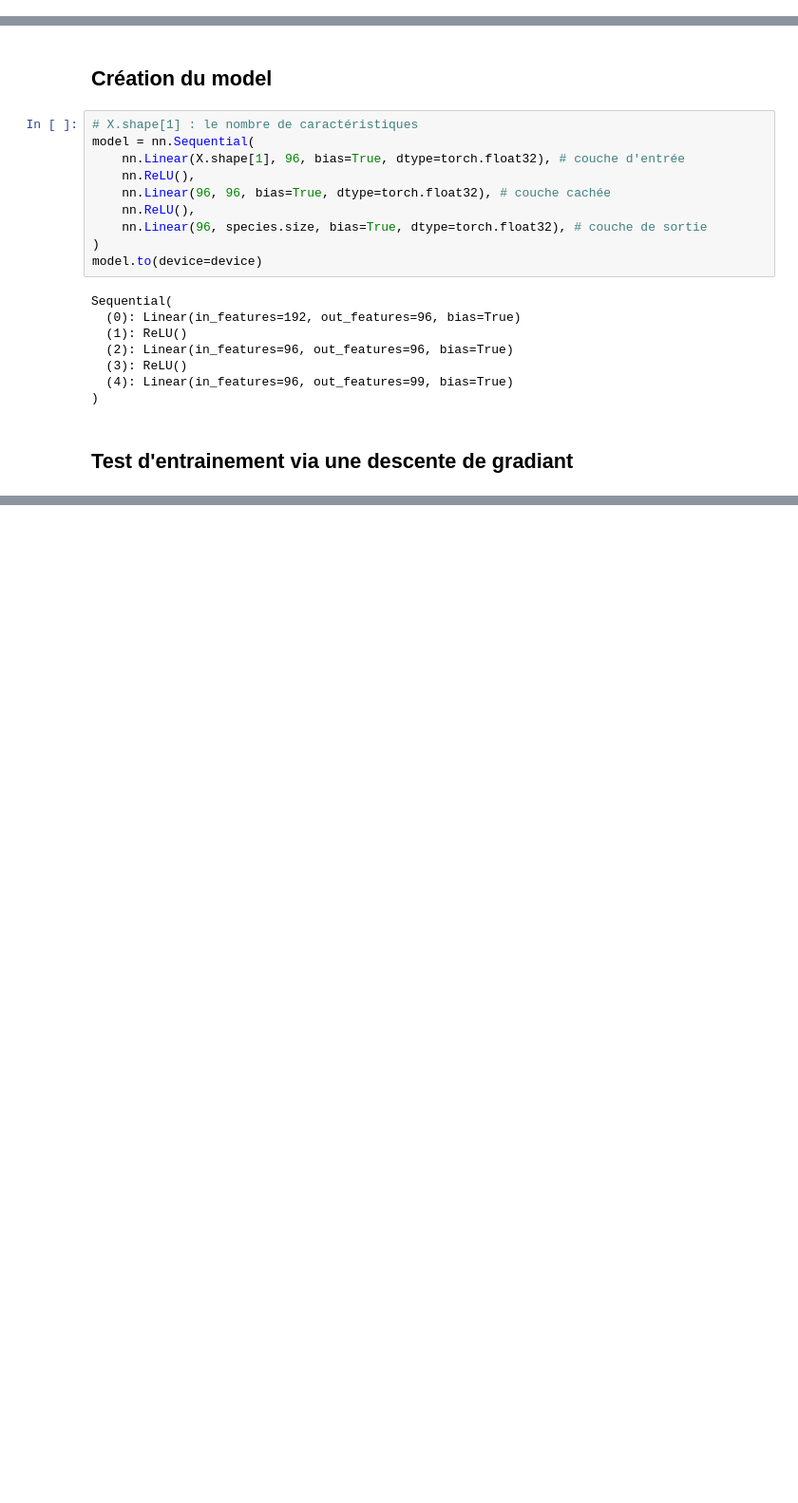
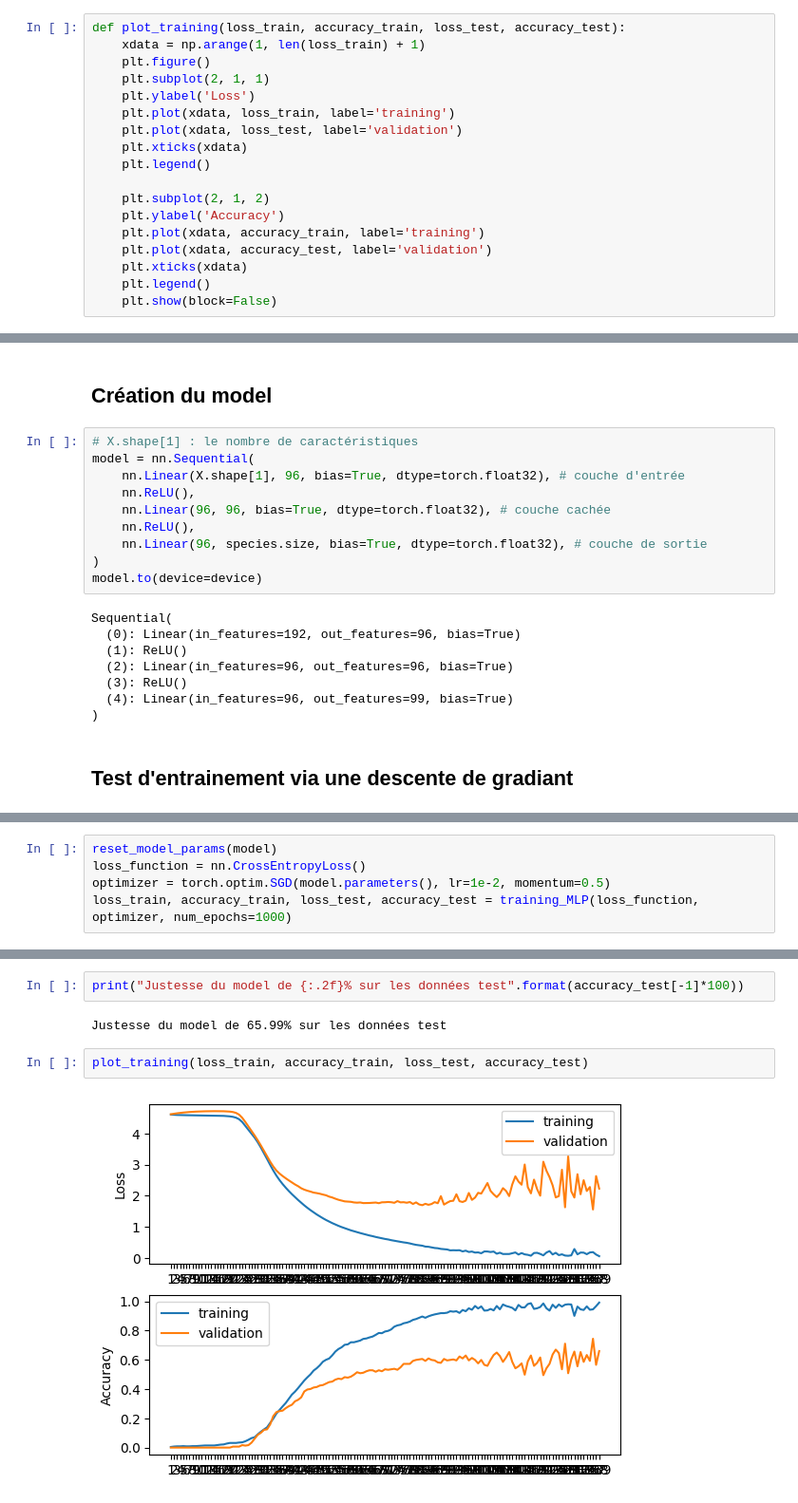
Before and after one commit to Alexandre-Leclercq/technique_apprentissage_projet, a Jupyter notebook: notebook/MLP_PyTorch.ipynb, the cells around one changed output, grey strips where cells are left out. Shown at 95% size. Drawn from its saved outputs; the diff is of its cells as text; blank space fills up the shorter version.

```diff
--- a/notebook/MLP_PyTorch.ipynb
+++ b/notebook/MLP_PyTorch.ipynb
@@ -39,0 +73,18 @@ t_test = torch.tensor(t_test, dtype=torch.float32, device=device)
+# %%
+def plot_training(loss_train, accuracy_train, loss_test, accuracy_test):
+    xdata = np.arange(1, len(loss_train) + 1)
+    plt.figure()
+    plt.subplot(2, 1, 1)
+    plt.ylabel('Loss')
+    plt.plot(xdata, loss_train, label='training')
+    plt.plot(xdata, loss_test, label='validation')
+    plt.xticks(xdata)
+    plt.legend()
+
+    plt.subplot(2, 1, 2)
+    plt.ylabel('Accuracy')
+    plt.plot(xdata, accuracy_train, label='training')
+    plt.plot(xdata, accuracy_test, label='validation')
+    plt.xticks(xdata)
+    plt.legend()
+    plt.show(block=False)
@@ -115,0 +118,5 @@ plt.show(block=False)
+# %%
+reset_model_params(model)
+loss_function = nn.CrossEntropyLoss()
+optimizer = torch.optim.SGD(model.parameters(), lr=1e-2, momentum=0.5)
+loss_train, accuracy_train, loss_test, accuracy_test = training_MLP(loss_function, optimizer, num_epochs=1000)
@@ -115,0 +141,8 @@ plt.show(block=False)
+# %%
+print("Justesse du model de {:.2f}% sur les données test".format(accuracy_test[-1]*100))
+# %% [output]
+Justesse du model de 65.99% sur les données test
+# %%
+plot_training(loss_train, accuracy_train, loss_test, accuracy_test)
+# %% [output]
+[figure, added]
```
Also changed, not shown: parts of 10 cells of this notebook.
